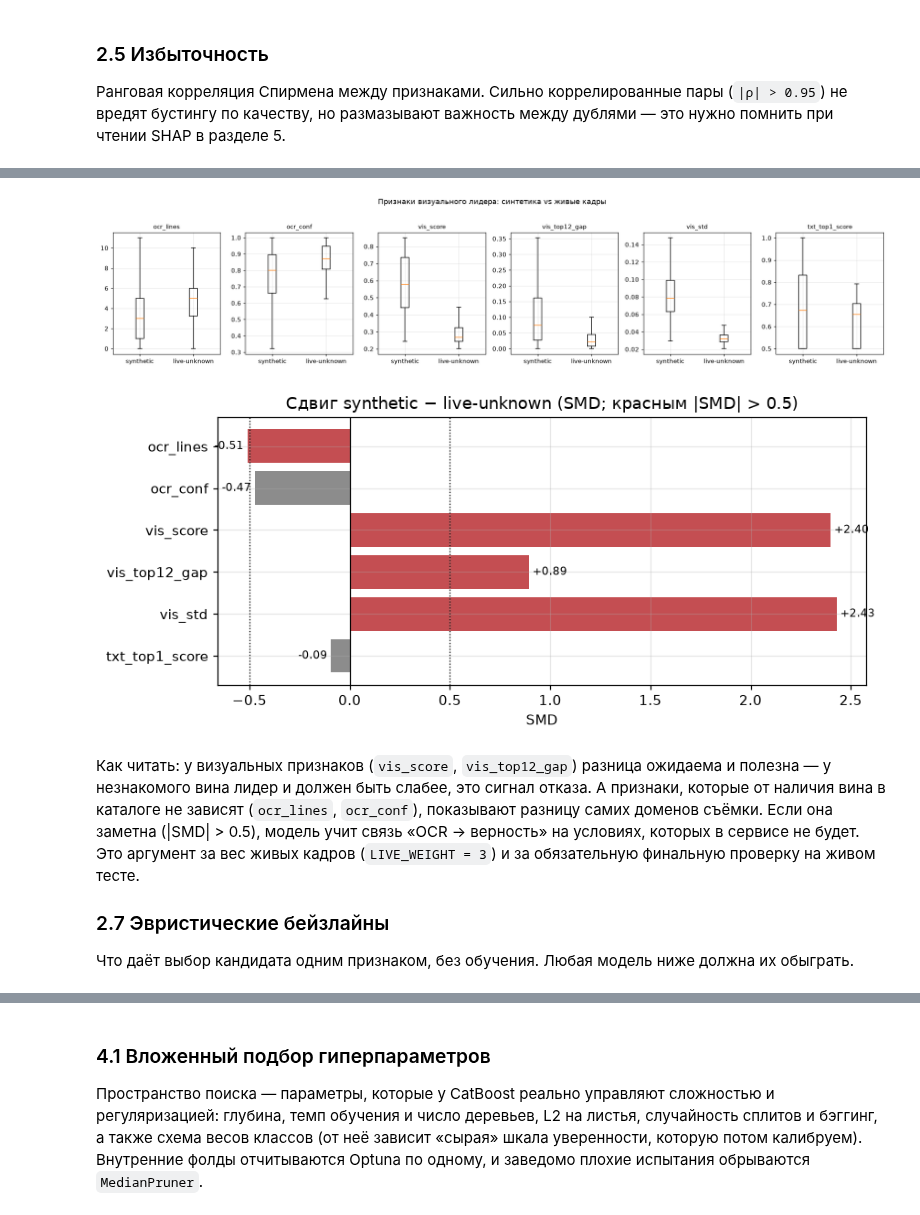
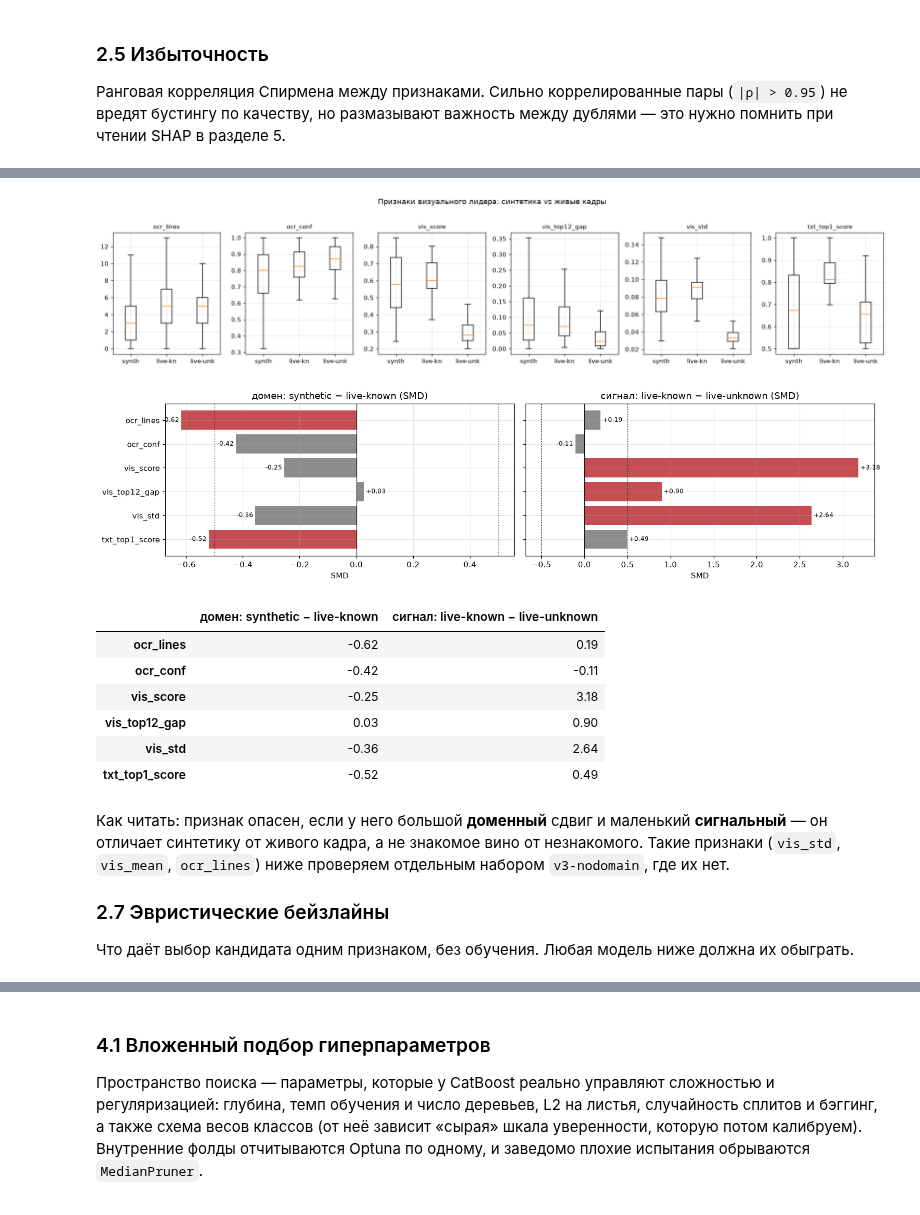
Before and after one commit to Izymka/rshb_my_wine_app, a Jupyter notebook: notebooks/06_decider_eda_and_training.ipynb, the cells around one changed output, grey strips where cells are left out. Drawn from its saved outputs; the diff is of its cells as text; code cells hidden in the pictures.

```diff
--- a/notebooks/06_decider_eda_and_training.ipynb
+++ b/notebooks/06_decider_eda_and_training.ipynb
@@ -374,41 +383,54 @@ display(styled(redundant.head(20).assign(**{'|ρ|': lambda t: t['ρ'].abs()}), g
 # %%
 leaders = PAIRS[PAIRS.vis_rank == 0].set_index('query')
 query_level = ['ocr_lines', 'ocr_conf', 'vis_score', 'vis_top12_gap', 'vis_std', 'txt_top1_score']
 fig, axes = plt.subplots(1, len(query_level), figsize=(18, 3.8))
 for ax, feature in zip(axes, query_level):
-    data = [leaders.loc[leaders.source == s, feature] for s in ('synthetic', 'live-unknown')]
-    ax.boxplot(data, tick_labels=['synthetic', 'live-unknown'], showfliers=False)
+    sources = ('synthetic', 'live-known', 'live-unknown')
+    data = [leaders.loc[leaders.source == s, feature] for s in sources]
+    ax.boxplot(data, tick_labels=['synth', 'live-kn', 'live-unk'], showfliers=False)
     ax.set_title(feature, fontsize=10)
 plt.suptitle('Признаки визуального лидера: синтетика vs живые кадры', y=1.03)
 plt.tight_layout(); plt.show()
 
 def smd(a, b):
     return (a.mean() - b.mean()) / np.sqrt((a.var() + b.var()) / 2 + 1e-12)
-shift = pd.Series({f: smd(leaders.loc[leaders.source == 'synthetic', f],
-                         leaders.loc[leaders.source == 'live-unknown', f]) for f in query_level})
-fig, ax = plt.subplots(figsize=(8, 3.6))
-ax.barh(shift.index[::-1], shift.values[::-1],
-        color=['#C44E52' if abs(v) > .5 else '#8c8c8c' for v in shift.values[::-1]])
-for y, v in enumerate(shift.values[::-1]):
-    ax.text(v, y, f' {v:+.2f} ', va='center', ha='left' if v >= 0 else 'right', fontsize=8)
-for x in (-.5, .5): ax.axvline(x, color='k', ls=':', lw=.8)
-ax.axvline(0, color='k', lw=.8)
-ax.set(title='Сдвиг synthetic − live-unknown (SMD; красным |SMD| > 0.5)', xlabel='SMD')
+by_source = {s: leaders[leaders.source == s] for s in ('synthetic', 'live-known', 'live-unknown')}
+shift = pd.DataFrame({
+    'домен: synthetic − live-known': {f: smd(by_source['synthetic'][f], by_source['live-known'][f])
+                                      for f in query_level},
+    'сигнал: live-known − live-unknown': {f: smd(by_source['live-known'][f],
+                                                 by_source['live-unknown'][f])
+                                          for f in query_level},
+})
+fig, axes = plt.subplots(1, 2, figsize=(14, 3.6), sharey=True)
+for ax, (title, column) in zip(axes, shift.items()):
+    ax.barh(column.index[::-1], column.values[::-1],
+            color=['#C44E52' if abs(v) > .5 else '#8c8c8c' for v in column.values[::-1]])
+    for y, v in enumerate(column.values[::-1]):
+        ax.text(v, y, f' {v:+.2f} ', va='center', ha='left' if v >= 0 else 'right', fontsize=8)
+    for x in (-.5, .5): ax.axvline(x, color='k', ls=':', lw=.8)
+    ax.axvline(0, color='k', lw=.8); ax.set(title=f'{title} (SMD)', xlabel='SMD')
 plt.tight_layout(); plt.show()
+display(styled(shift, precision=2))
 # %% [output]
-[figure, old version]
+[figure, new version]
-[figure, old version]
+[figure, new version]
+|  | домен: synthetic − live-known | сигнал: live-known − live-unknown |
+| ocr_lines | -0.62 | 0.19 |
+| ocr_conf | -0.42 | -0.11 |
+| vis_score | -0.25 | 3.18 |
+| vis_top12_gap | 0.03 | 0.90 |
+| vis_std | -0.36 | 2.64 |
+| txt_top1_score | -0.52 | 0.49 |
-# %% [markdown]
-Как читать: у визуальных признаков (`vis_score`, `vis_top12_gap`) разница ожидаема и
-полезна — у незнакомого вина лидер и должен быть слабее, это сигнал отказа. А признаки,
-которые от наличия вина в каталоге не зависят (`ocr_lines`, `ocr_conf`), показывают разницу
-самих доменов съёмки. Если она заметна (|SMD| > 0.5), модель учит связь «OCR → верность» на
-условиях, которых в сервисе не будет. Это аргумент за вес живых кадров (`LIVE_WEIGHT = 3`) и
-за обязательную финальную проверку на живом тесте.
-
-### 2.7 Эвристические бейзлайны
-
-Что даёт выбор кандидата одним признаком, без обучения. Любая модель ниже должна их обыграть.
+# %% [markdown]
+Как читать: признак опасен, если у него большой **доменный** сдвиг и маленький
+**сигнальный** — он отличает синтетику от живого кадра, а не знакомое вино от незнакомого.
+Такие признаки (`vis_std`, `vis_mean`, `ocr_lines`) ниже проверяем отдельным набором `v3-nodomain`,
+где их нет.
+
+### 2.7 Эвристические бейзлайны
+
+Что даёт выбор кандидата одним признаком, без обучения. Любая модель ниже должна их обыграть.
 # %%
 COL = {name: i for i, name in enumerate(FEATURE_NAMES)}
 
```
Also changed, not shown: parts of 31 cells of this notebook, 2 other files.
